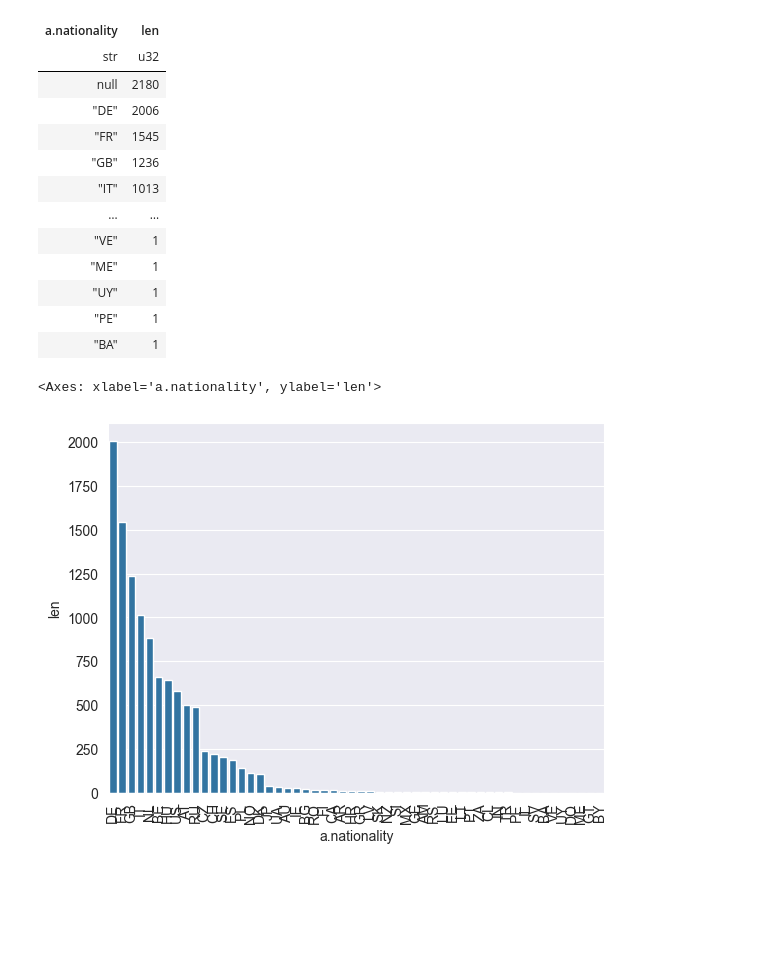
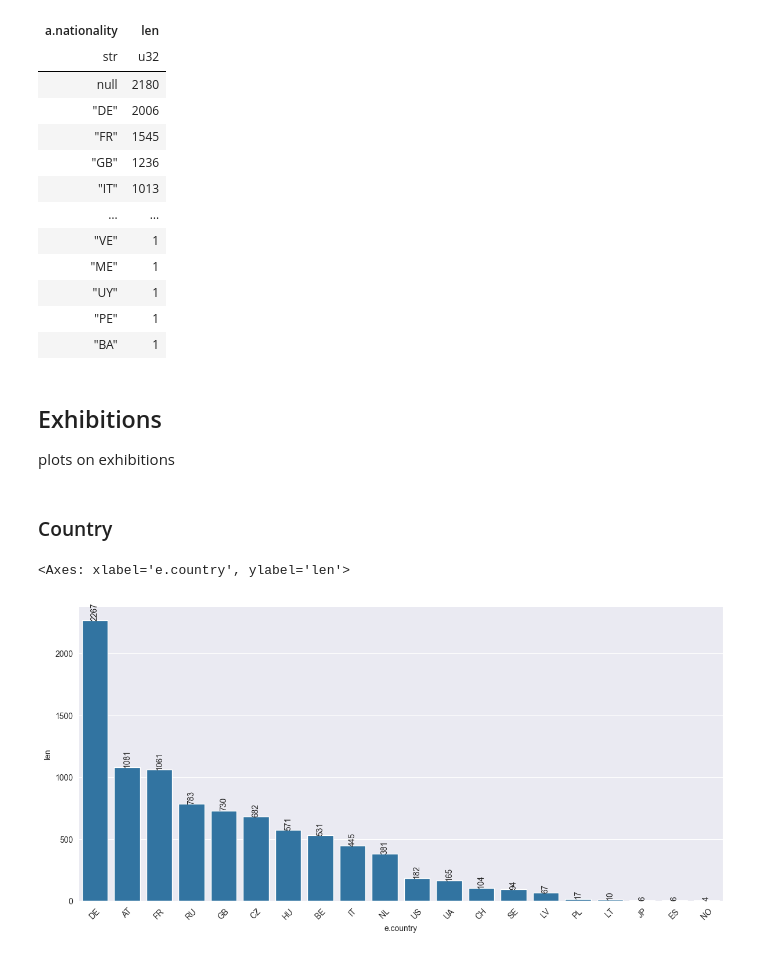
Before and after one commit to rolandramp/infoVis24G4, a Jupyter notebook: InfoVis24G4Ex1/Analysis.ipynb, the cells around one changed output. Cells and saved outputs as stored; diff of their text form; code cells hidden in the pictures; blank space fills up the shorter version.

```diff
--- a/InfoVis24G4Ex1/Analysis.ipynb
+++ b/InfoVis24G4Ex1/Analysis.ipynb
@@ -43,14 +129,22 @@ shape: (55, 2)
 | "UY" | 1 |
 | "PE" | 1 |
 | "BA" | 1 |
-# %%
-import matplotlib.pyplot as plt
-
-artvis_national = artvis_df.select('a.id', 'a.nationality').group_by('a.id', 'a.nationality').len().group_by(
-    'a.nationality').len().sort('len', descending=True)
-plot = sns.barplot(data=artvis_national, x='a.nationality', y='len')
-plt.setp(plot.get_xticklabels(), rotation=90)
-plot
-# %% [output]
-<Axes: xlabel='a.nationality', ylabel='len'>
-[figure, removed]
+# %% [markdown]
+## Exhibitions
+
+plots on exhibitions
+# %% [markdown]
+### Country
+# %%
+import matplotlib.pyplot as plt
+import seaborn as sns
+
+plt.figure(figsize=(12,6))
+plot = sns.barplot(data=exhibitions_df.group_by('e.country').len().sort('len', descending=True), x='e.country', y='len', )
+plt.setp(plot.get_xticklabels(), rotation=45)
+plot.bar_label(plot.containers[0], rotation=90)
+plt.tight_layout()
+plot
+# %% [output]
+<Axes: xlabel='e.country', ylabel='len'>
+[figure, added]
```
Also changed, not shown: parts of 21 cells of this notebook, 1 other file.
